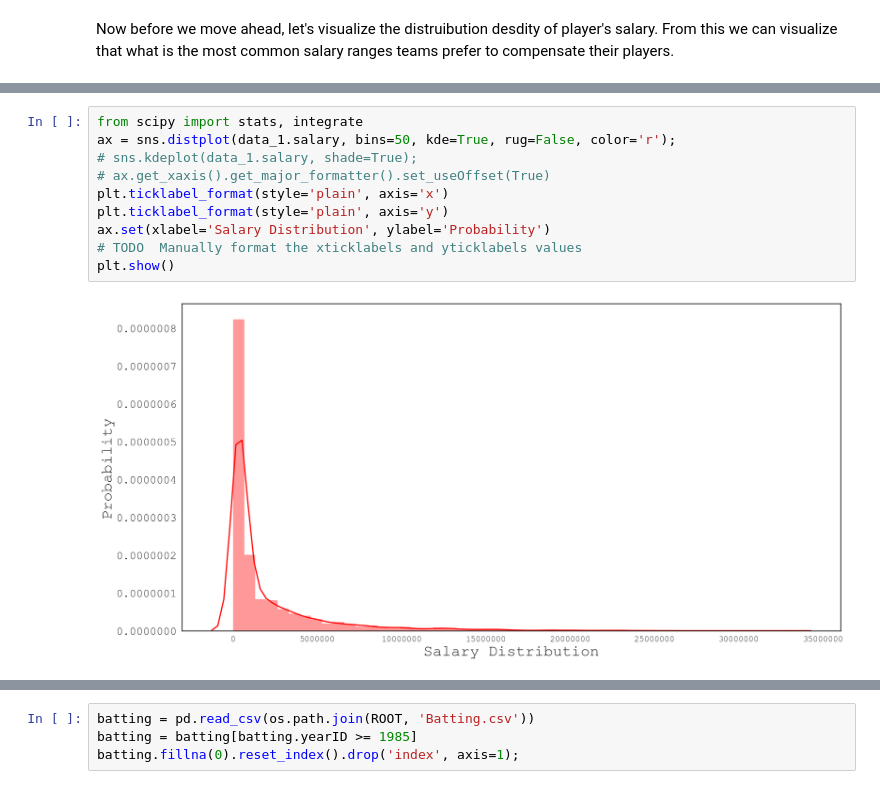
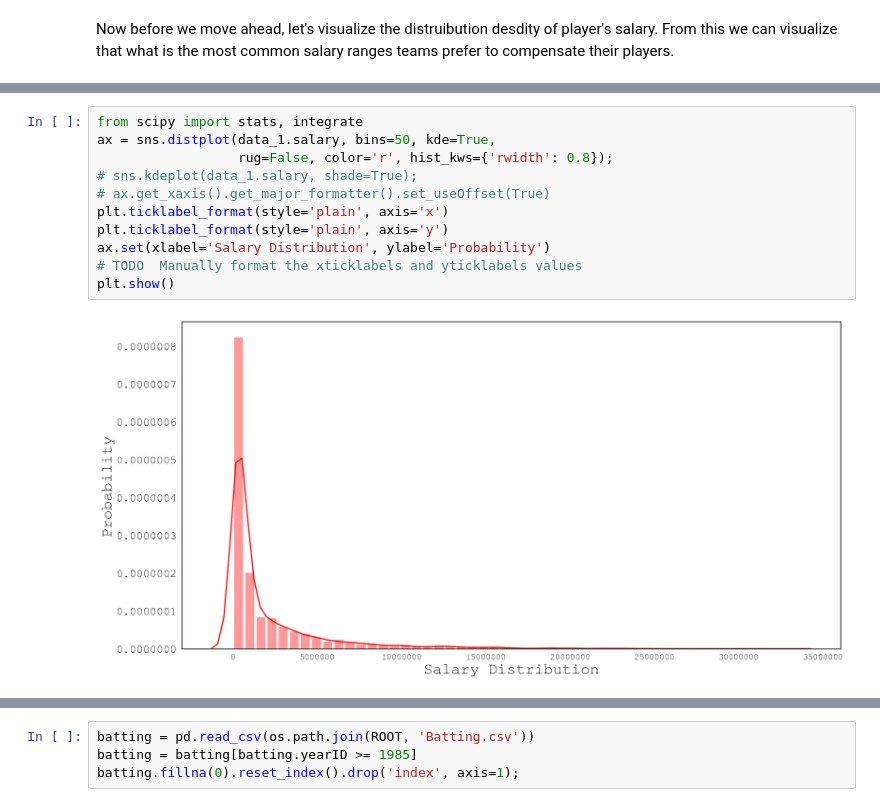
Before and after one commit to MayukhSobo/BaseBall, a Jupyter notebook: src/Baseball.ipynb, the cells around one changed output, grey strips where cells are left out. Drawn from its saved outputs; the diff is of its cells as text.

```diff
--- a/src/Baseball.ipynb
+++ b/src/Baseball.ipynb
@@ -120,15 +110,16 @@ their_clubs
 # %%
 from scipy import stats, integrate
-ax = sns.distplot(data_1.salary, bins=50, kde=True, rug=False, color='r');
+ax = sns.distplot(data_1.salary, bins=50, kde=True,
+                  rug=False, color='r', hist_kws={'rwidth': 0.8});
 # sns.kdeplot(data_1.salary, shade=True);
 # ax.get_xaxis().get_major_formatter().set_useOffset(True)
 plt.ticklabel_format(style='plain', axis='x')
 plt.ticklabel_format(style='plain', axis='y')
 ax.set(xlabel='Salary Distribution', ylabel='Probability')
 # TODO  Manually format the xticklabels and yticklabels values
 plt.show()
 # %% [output]
-[figure, old version]
+[figure, new version]
 # %%
 rot = sns.cubehelix_palette(len(data_1.teamID.unique()), start=2,
                             rot=0, dark=0, light=.95, reverse=True)
```
Also changed, not shown: parts of 14 cells of this notebook.
